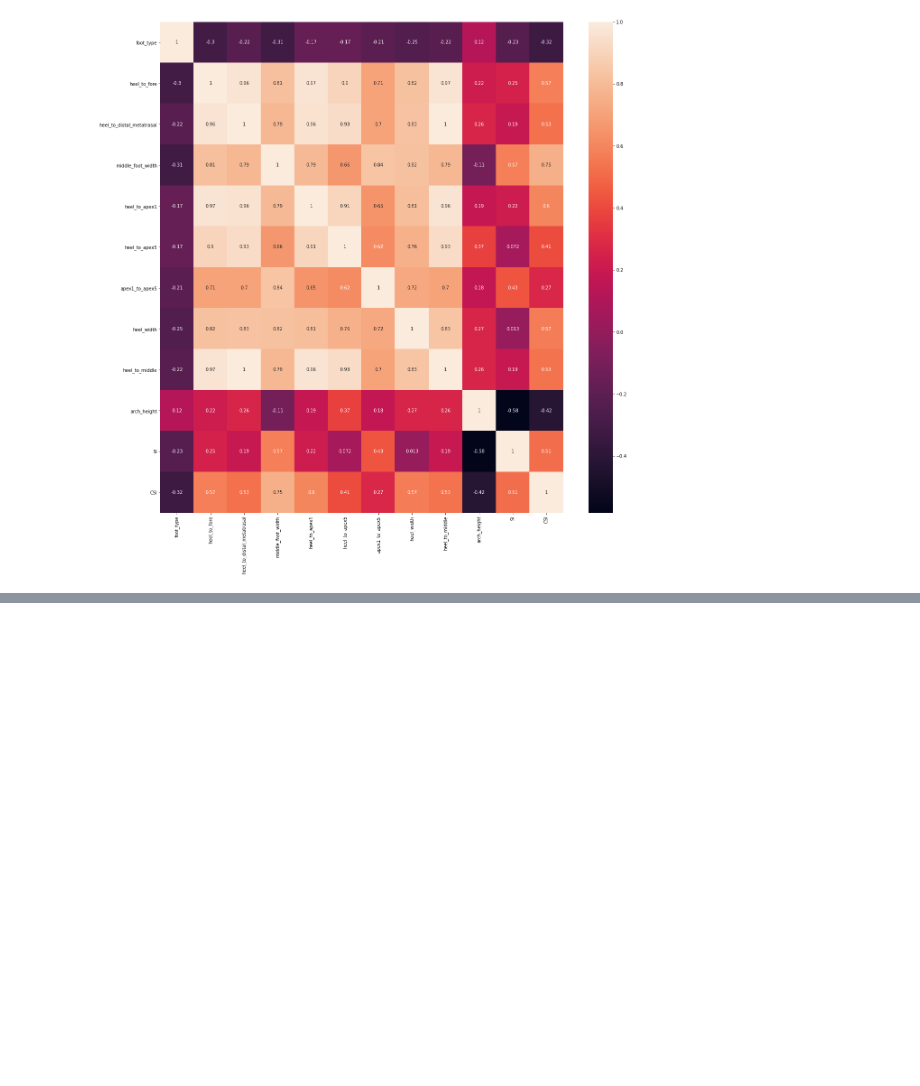
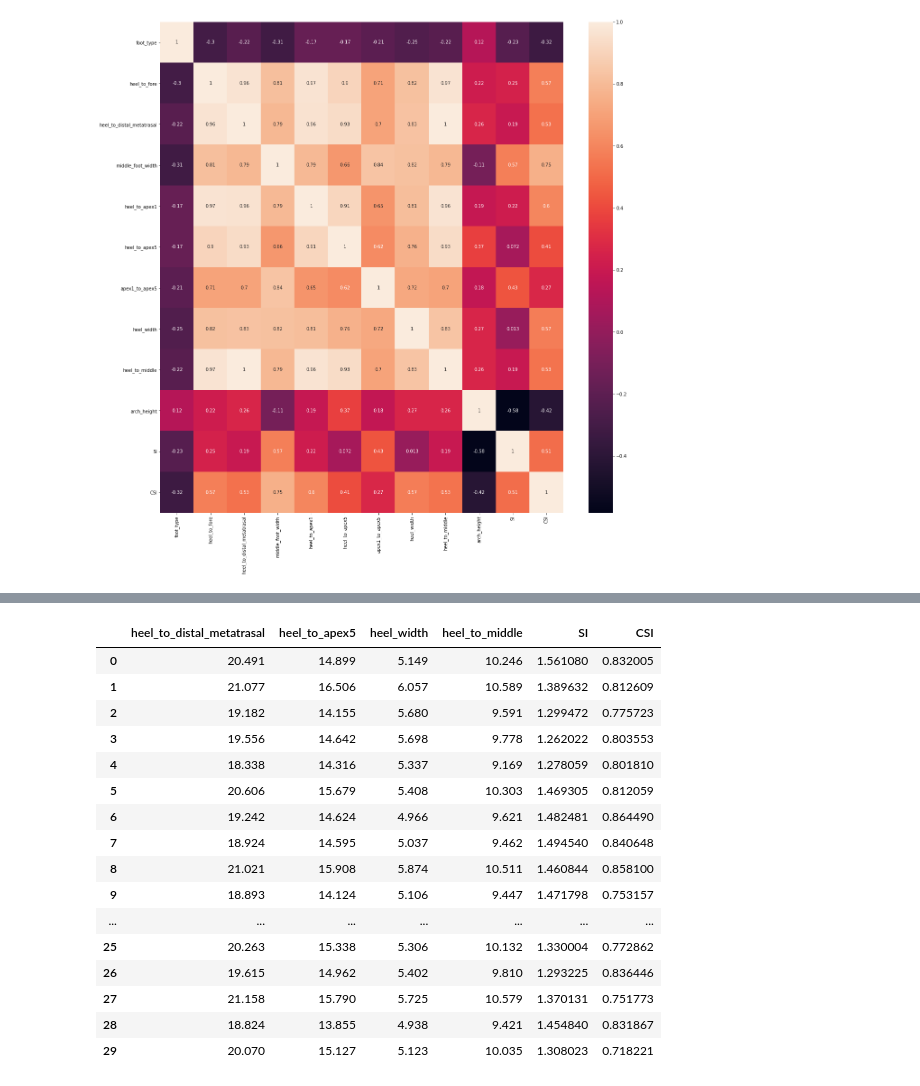
Before and after one commit to Matchatta/senior-machine-learning, a Jupyter notebook: src/machine_learning.ipynb, the cells around one changed output, grey strips where cells are left out. Cells and saved outputs as stored; diff of their text form; code cells hidden in the pictures; blank space fills up the shorter version.

```diff
--- a/src/machine_learning.ipynb
+++ b/src/machine_learning.ipynb
@@ -93,0 +113,20 @@ target = encoded_data[['arch_height']]
+# %%
+features
+# %% [output]
+|  | heel_to_distal_metatrasal | heel_to_apex5 | heel_width | heel_to_middle | SI | CSI |
+| 0 | 20.491 | 14.899 | 5.149 | 10.246 | 1.561080 | 0.832005 |
+| 1 | 21.077 | 16.506 | 6.057 | 10.589 | 1.389632 | 0.812609 |
+| 2 | 19.182 | 14.155 | 5.680 | 9.591 | 1.299472 | 0.775723 |
+| 3 | 19.556 | 14.642 | 5.698 | 9.778 | 1.262022 | 0.803553 |
+| 4 | 18.338 | 14.316 | 5.337 | 9.169 | 1.278059 | 0.801810 |
+| 5 | 20.606 | 15.679 | 5.408 | 10.303 | 1.469305 | 0.812059 |
+| 6 | 19.242 | 14.624 | 4.966 | 9.621 | 1.482481 | 0.864490 |
+| 7 | 18.924 | 14.595 | 5.037 | 9.462 | 1.494540 | 0.840648 |
+| 8 | 21.021 | 15.908 | 5.874 | 10.511 | 1.460844 | 0.858100 |
+| 9 | 18.893 | 14.124 | 5.106 | 9.447 | 1.471798 | 0.753157 |
+| ... | ... | ... | ... | ... | ... | ... |
+| 25 | 20.263 | 15.338 | 5.306 | 10.132 | 1.330004 | 0.772862 |
+| 26 | 19.615 | 14.962 | 5.402 | 9.810 | 1.293225 | 0.836446 |
+| 27 | 21.158 | 15.790 | 5.725 | 10.579 | 1.370131 | 0.751773 |
+| 28 | 18.824 | 13.855 | 4.938 | 9.421 | 1.454840 | 0.831867 |
+| 29 | 20.070 | 15.127 | 5.123 | 10.035 | 1.308023 | 0.718221 |
```
Also changed, not shown: parts of 9 cells of this notebook.
